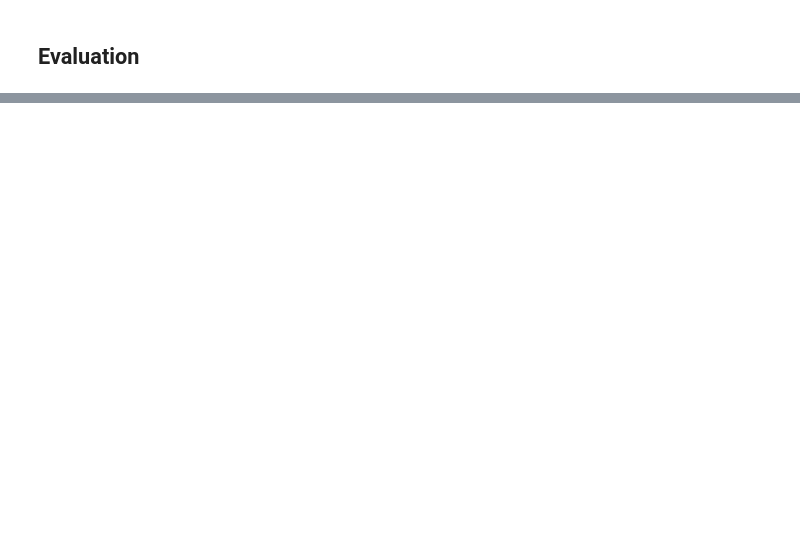
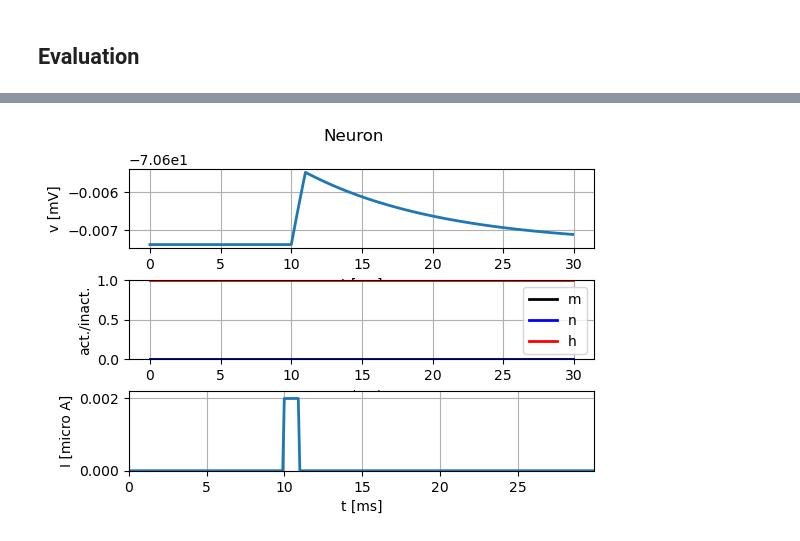
Before and after one commit to belamenso/biomod-single-neuron, a Jupyter notebook: Neuron models.ipynb, the cells around one changed output, grey strips where cells are left out. Saved outputs shown, nothing was run; the diff lists cells and outputs as text; code cells hidden in the pictures; blank space fills up the shorter version.

```diff
--- a/Neuron models.ipynb
+++ b/Neuron models.ipynb
@@ -215,0 +216,6 @@ plot_data(state_monitor, title="Neuron")
+# %%
+current = input_factory.get_spikes_current([10,], b2.ms, 2 * b2.nA, True)
+state_monitor = adaptive(current, 30 * b2.ms)
+plot_data(state_monitor, title="Neuron")
+# %% [output]
+[figure, added]
```
Also changed, not shown: parts of 9 cells of this notebook.
